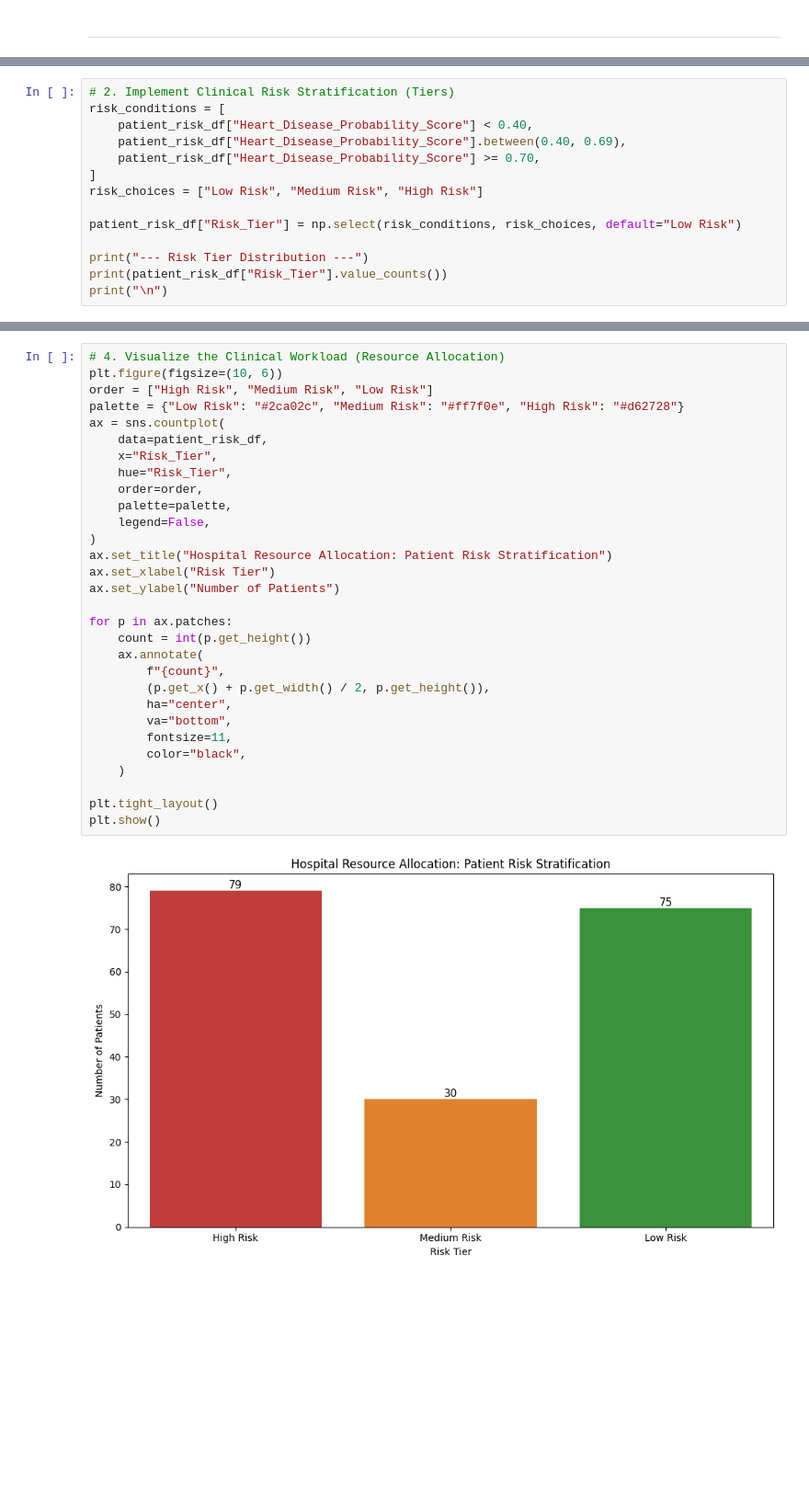
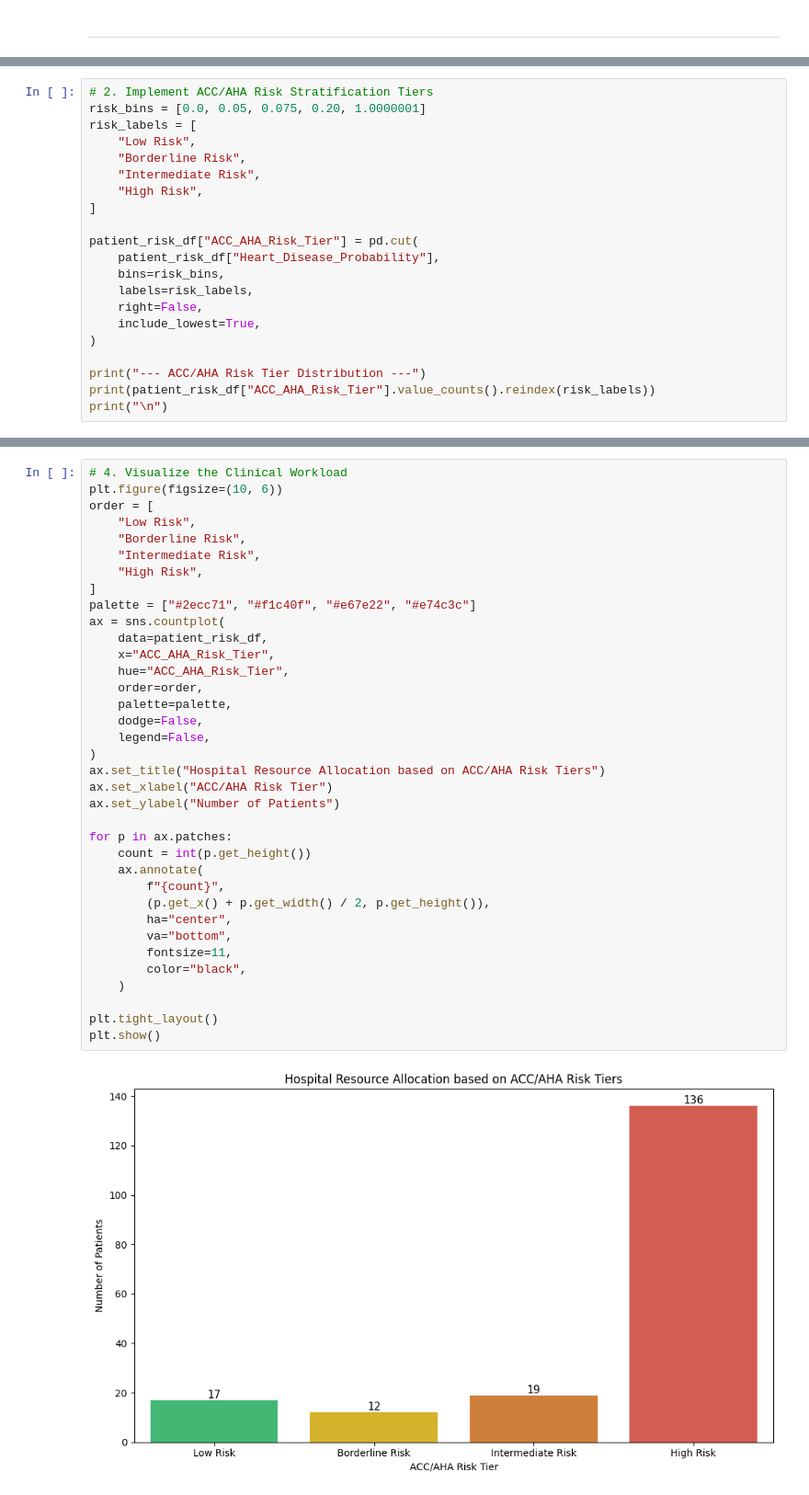
Before and after one commit to Team-JAZL/Vitalsights-DM, a Jupyter notebook: predictive_modeling.ipynb, the cells around one changed output, grey strips where cells are left out. Shown at 92% size. Cells and saved outputs as stored; diff of their text form; blank space fills up the shorter version.

Commit message:
refactor: clinical risk scoring now ACC/AHA guideline based

```diff
--- a/predictive_modeling.ipynb
+++ b/predictive_modeling.ipynb
@@ -432,15 +423,22 @@ print("\n")
 # %%
-# 2. Implement Clinical Risk Stratification (Tiers)
-risk_conditions = [
-    patient_risk_df["Heart_Disease_Probability_Score"] < 0.40,
-    patient_risk_df["Heart_Disease_Probability_Score"].between(0.40, 0.69),
-    patient_risk_df["Heart_Disease_Probability_Score"] >= 0.70,
+# 2. Implement ACC/AHA Risk Stratification Tiers
+risk_bins = [0.0, 0.05, 0.075, 0.20, 1.0000001]
+risk_labels = [
+    "Low Risk",
+    "Borderline Risk",
+    "Intermediate Risk",
+    "High Risk",
 ]
-risk_choices = ["Low Risk", "Medium Risk", "High Risk"]
 
-patient_risk_df["Risk_Tier"] = np.select(risk_conditions, risk_choices, default="Low Risk")
+patient_risk_df["ACC_AHA_Risk_Tier"] = pd.cut(
+    patient_risk_df["Heart_Disease_Probability"],
+    bins=risk_bins,
+    labels=risk_labels,
+    right=False,
+    include_lowest=True,
+)
 
-print("--- Risk Tier Distribution ---")
-print(patient_risk_df["Risk_Tier"].value_counts())
+print("--- ACC/AHA Risk Tier Distribution ---")
+print(patient_risk_df["ACC_AHA_Risk_Tier"].value_counts().reindex(risk_labels))
 print("\n")
 # %% [output]
@@ -473,34 +477,40 @@ print("\n")
   69      140.0        110.0          1    109      1.5      1                  0                  0                 0                  1              0                 1              1            0   ...
   56      125.0        237.0          1    103      1.0      1                  0                  0                 0                  1              0                 1              1            0   ...
 # %%
-# 4. Visualize the Clinical Workload (Resource Allocation)
+# 4. Visualize the Clinical Workload
 plt.figure(figsize=(10, 6))
-order = ["High Risk", "Medium Risk", "Low Risk"]
-palette = {"Low Risk": "#2ca02c", "Medium Risk": "#ff7f0e", "High Risk": "#d62728"}
+order = [
+    "Low Risk",
+    "Borderline Risk",
+    "Intermediate Risk",
+    "High Risk",
+]
+palette = ["#2ecc71", "#f1c40f", "#e67e22", "#e74c3c"]
 ax = sns.countplot(
     data=patient_risk_df,
-    x="Risk_Tier",
-    hue="Risk_Tier",
+    x="ACC_AHA_Risk_Tier",
+    hue="ACC_AHA_Risk_Tier",
     order=order,
     palette=palette,
+    dodge=False,
     legend=False,
 )
-ax.set_title("Hospital Resource Allocation: Patient Risk Stratification")
-ax.set_xlabel("Risk Tier")
+ax.set_title("Hospital Resource Allocation based on ACC/AHA Risk Tiers")
+ax.set_xlabel("ACC/AHA Risk Tier")
 ax.set_ylabel("Number of Patients")
 
 for p in ax.patches:
     count = int(p.get_height())
     ax.annotate(
         f"{count}",
         (p.get_x() + p.get_width() / 2, p.get_height()),
         ha="center",
         va="bottom",
         fontsize=11,
         color="black",
     )
 
 plt.tight_layout()
 plt.show()
 # %% [output]
-[figure, old version]
+[figure, new version]
```
Also changed, not shown: parts of 4 cells of this notebook, 1 other file.
